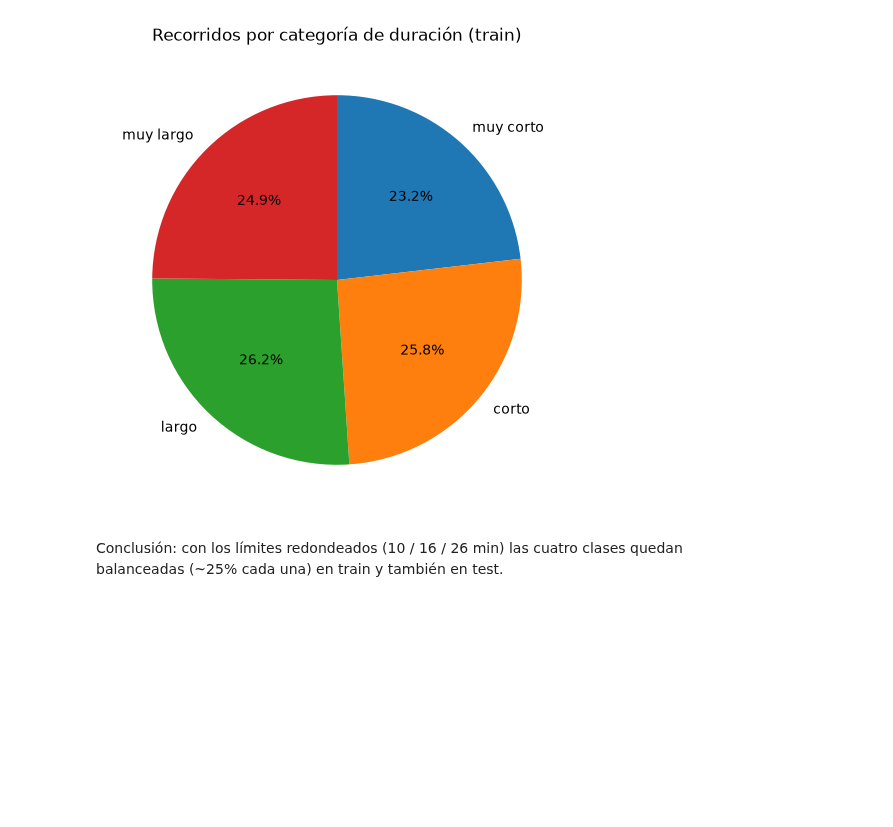
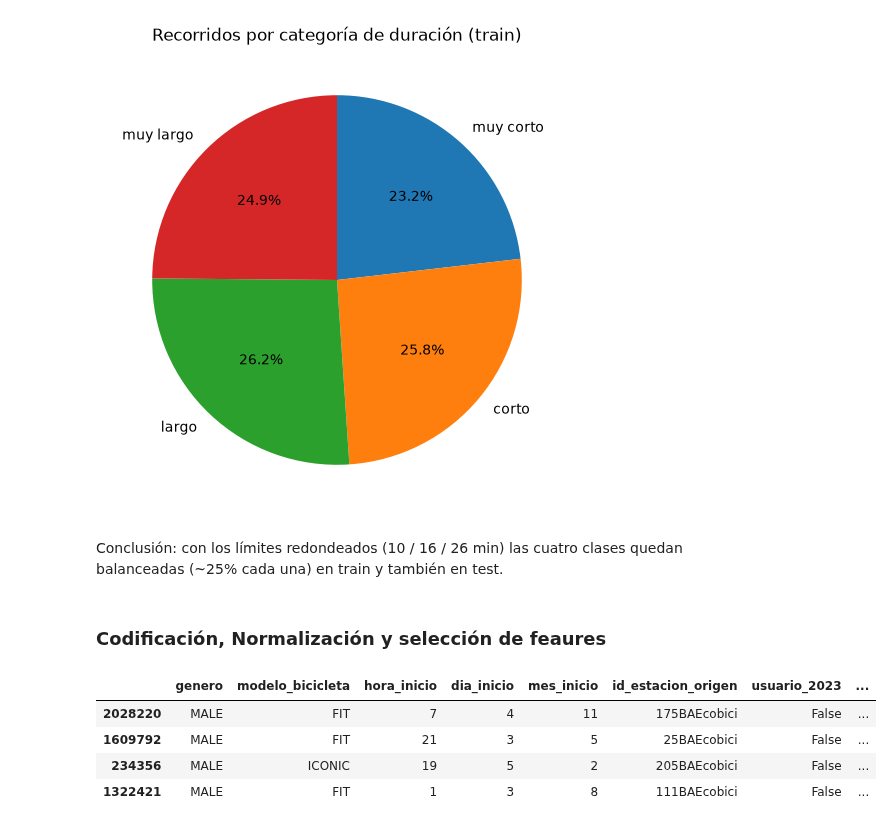
Before and after one commit to brigere/data-anlysis-ceia, a Jupyter notebook: tp_final_2026.ipynb, the cells around one changed output. Saved outputs shown, nothing was run; the diff lists cells and outputs as text; code cells hidden in the pictures; blank space fills up the shorter version.

```diff
--- a/tp_final_2026.ipynb
+++ b/tp_final_2026.ipynb
@@ -1199,3 +1200,13 @@ plt.show()
 [figure]
 # %% [markdown]
 Conclusión: con los límites redondeados (10 / 16 / 26 min) las cuatro clases quedan balanceadas (~25% cada una) en train y también en test.
+# %% [markdown]
+### Codificación, Normalización y selección de feaures
+# %%
+X_train.head(4)
+# %% [output]
+|  | genero | modelo_bicicleta | hora_inicio | dia_inicio | mes_inicio | id_estacion_origen | usuario_2023 | ... |
+| 2028220 | MALE | FIT | 7 | 4 | 11 | 175BAEcobici | False | ... |
+| 1609792 | MALE | FIT | 21 | 3 | 5 | 25BAEcobici | False | ... |
+| 234356 | MALE | ICONIC | 19 | 5 | 2 | 205BAEcobici | False | ... |
+| 1322421 | MALE | FIT | 1 | 3 | 8 | 111BAEcobici | False | ... |
```
Also changed, not shown: parts of 4 cells of this notebook.
